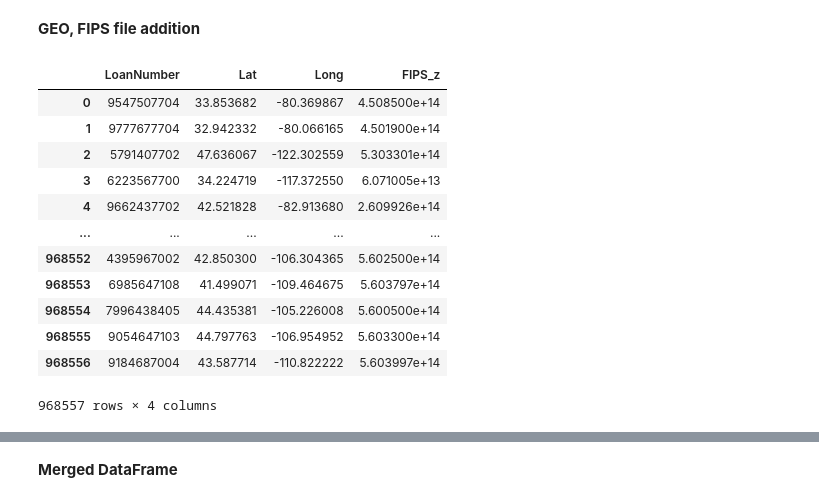
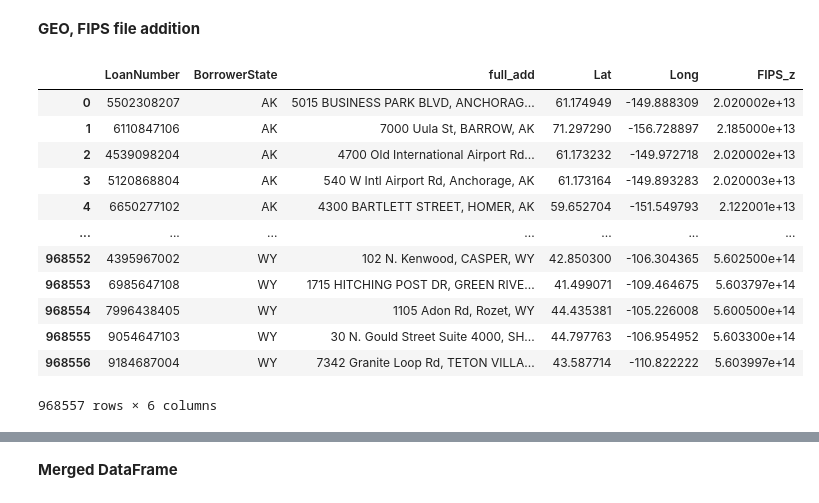
Before and after one commit to cspence001/mapdata_finalization_notebooks, a Jupyter notebook: main_concat.ipynb, the cells around one changed output, grey strips where cells are left out. Saved outputs shown, nothing was run; the diff lists cells and outputs as text; code cells hidden in the pictures.

```diff
--- a/main_concat.ipynb
+++ b/main_concat.ipynb
@@ -89,20 +70,19 @@ ppp_hash
 <b>GEO, FIPS file addition
 # %%
 ppp_geo_fips=pd.read_csv("../data/state_data/geo/ppp_geo_fips.csv")
-cols= ["LoanNumber", "Lat", "Long", "FIPS_z"]
-result = ppp_geo_fips[cols]
-result
+ppp_geo_fips=ppp_geo_fips.drop(["Unnamed: 0"], axis=1)
+ppp_geo_fips
 # %% [output]
-|  | LoanNumber | Lat | Long | FIPS_z |
-| 0 | 9547507704 | 33.853682 | -80.369867 | 4.508500e+14 |
-| 1 | 9777677704 | 32.942332 | -80.066165 | 4.501900e+14 |
-| 2 | 5791407702 | 47.636067 | -122.302559 | 5.303301e+14 |
-| 3 | 6223567700 | 34.224719 | -117.372550 | 6.071005e+13 |
-| 4 | 9662437702 | 42.521828 | -82.913680 | 2.609926e+14 |
-| ... | ... | ... | ... | ... |
-| 968552 | 4395967002 | 42.850300 | -106.304365 | 5.602500e+14 |
-| 968553 | 6985647108 | 41.499071 | -109.464675 | 5.603797e+14 |
-| 968554 | 7996438405 | 44.435381 | -105.226008 | 5.600500e+14 |
-| 968555 | 9054647103 | 44.797763 | -106.954952 | 5.603300e+14 |
-| 968556 | 9184687004 | 43.587714 | -110.822222 | 5.603997e+14 |
+|  | LoanNumber | BorrowerState | full_add | Lat | Long | FIPS_z |
+| 0 | 5502308207 | AK | 5015 BUSINESS PARK BLVD, ANCHORAG... | 61.174949 | -149.888309 | 2.020002e+13 |
+| 1 | 6110847106 | AK | 7000 Uula St, BARROW, AK | 71.297290 | -156.728897 | 2.185000e+13 |
+| 2 | 4539098204 | AK | 4700 Old International Airport Rd... | 61.173232 | -149.972718 | 2.020002e+13 |
+| 3 | 5120868804 | AK | 540 W Intl Airport Rd, Anchorage, AK | 61.173164 | -149.893283 | 2.020003e+13 |
+| 4 | 6650277102 | AK | 4300 BARTLETT STREET, HOMER, AK | 59.652704 | -151.549793 | 2.122001e+13 |
+| ... | ... | ... | ... | ... | ... | ... |
+| 968552 | 4395967002 | WY | 102 N. Kenwood, CASPER, WY | 42.850300 | -106.304365 | 5.602500e+14 |
+| 968553 | 6985647108 | WY | 1715 HITCHING POST DR, GREEN RIVE... | 41.499071 | -109.464675 | 5.603797e+14 |
+| 968554 | 7996438405 | WY | 1105 Adon Rd, Rozet, WY | 44.435381 | -105.226008 | 5.600500e+14 |
+| 968555 | 9054647103 | WY | 30 N. Gould Street Suite 4000, SH... | 44.797763 | -106.954952 | 5.603300e+14 |
+| 968556 | 9184687004 | WY | 7342 Granite Loop Rd, TETON VILLA... | 43.587714 | -110.822222 | 5.603997e+14 |
-968557 rows × 4 columns
+968557 rows × 6 columns
```
Also changed, not shown: parts of 15 cells of this notebook, 5 other files.
